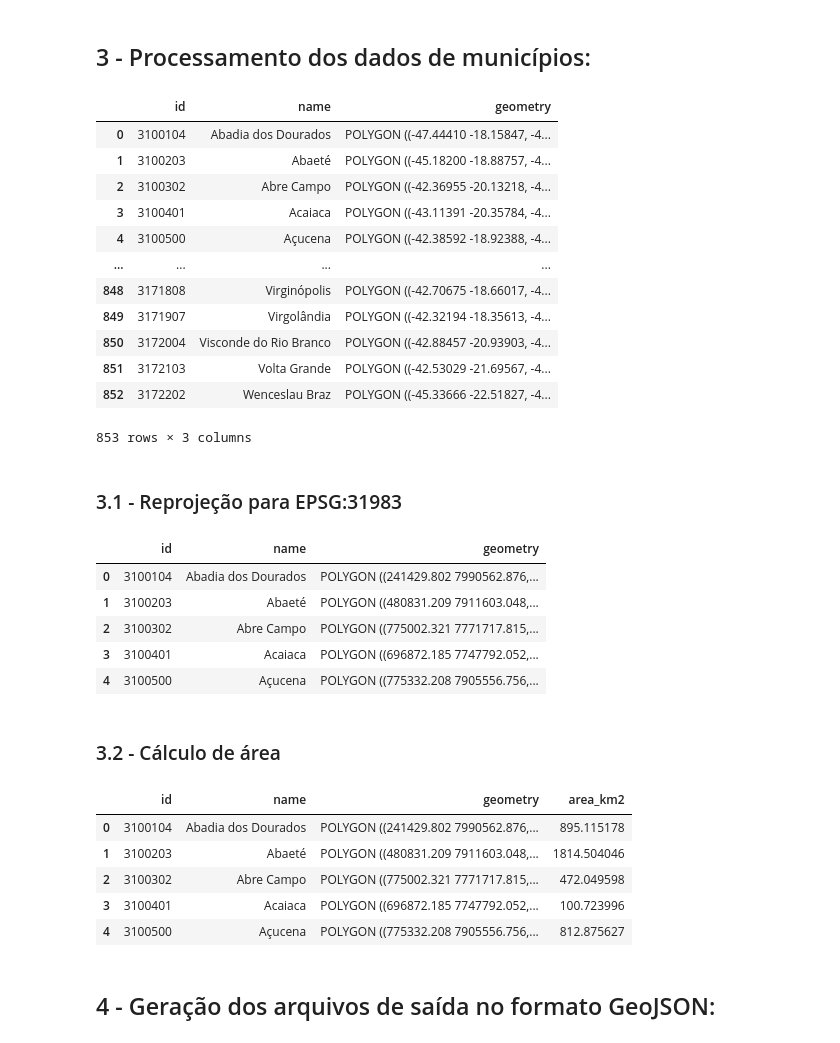
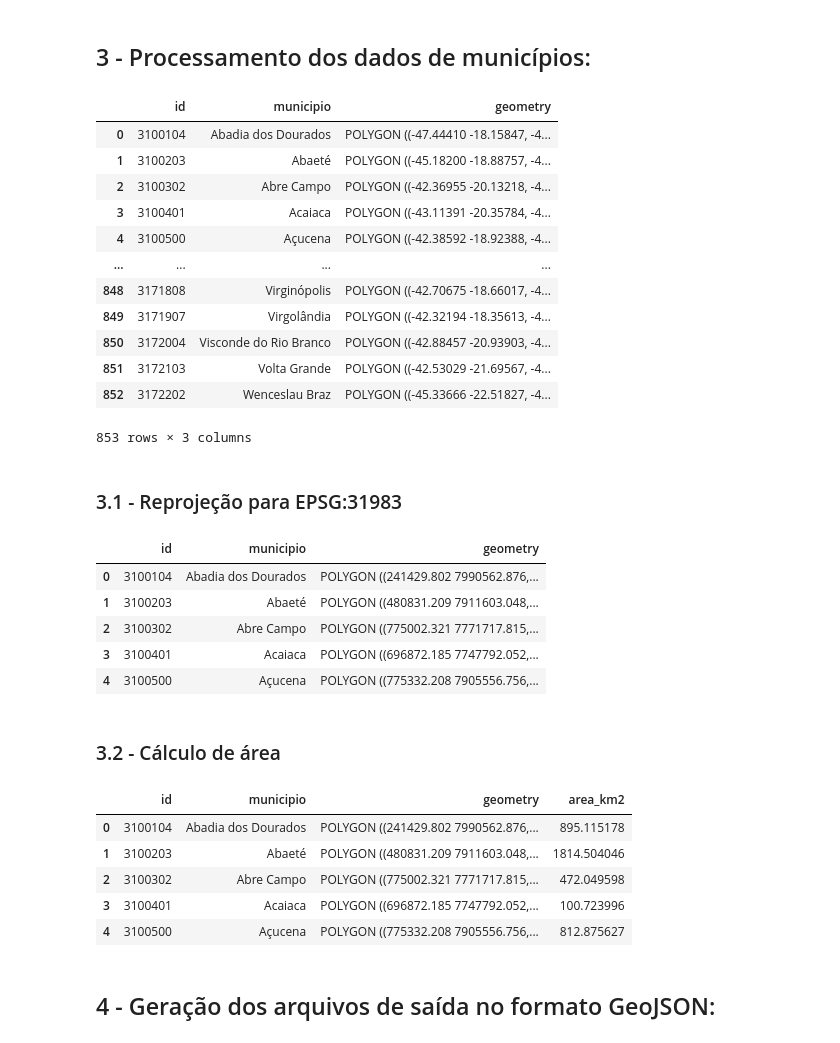
Before and after one commit to mcatrinque/brazil_illegal_deforestation, a Jupyter notebook: 01_etl.ipynb, the cells around one changed output. Drawn from its saved outputs; the diff is of its cells as text; code cells hidden in the pictures.

Commit message:
set new name to a collumn in municipios_mg

```diff
--- a/01_etl.ipynb
+++ b/01_etl.ipynb
@@ -157,19 +157,19 @@ focos_desmatamento_mg
 # %%
 # url contendo os dados a serem explorados
 url = "https://raw.githubusercontent.com/tbrugz/geodata-br/master/geojson/geojs-31-mun.json"
 
 # download do arquivo para um geodataframe
 municipios_mg = gpd.read_file(url)
 
 # remover coluna com dados duplicados do geodataframe
 municipios_mg = municipios_mg.drop(columns=['description'])
 
 # renomear coluna do geodatrame para refletir melhor seus dados
-municipios_mg = municipios_mg.rename(columns={'nome_antigo': 'nome_novo'})
+municipios_mg = municipios_mg.rename(columns={'name': 'municipio'})
 
 municipios_mg
 # %% [output]
-|  | id | name | geometry |
+|  | id | municipio | geometry |
 | 0 | 3100104 | Abadia dos Dourados | POLYGON ((-47.44410 -18.15847, -4... |
 | 1 | 3100203 | Abaeté | POLYGON ((-45.18200 -18.88757, -4... |
 | 2 | 3100302 | Abre Campo | POLYGON ((-42.36955 -20.13218, -4... |
@@ -190,7 +190,7 @@ municipios_mg = municipios_mg.to_crs(epsg=31983)
 
 municipios_mg.head()
 # %% [output]
-|  | id | name | geometry |
+|  | id | municipio | geometry |
 | 0 | 3100104 | Abadia dos Dourados | POLYGON ((241429.802 7990562.876,... |
 | 1 | 3100203 | Abaeté | POLYGON ((480831.209 7911603.048,... |
 | 2 | 3100302 | Abre Campo | POLYGON ((775002.321 7771717.815,... |
@@ -204,7 +204,7 @@ municipios_mg['area_km2'] = municipios_mg['geometry'].area / 10**6
 
 municipios_mg.head()
 # %% [output]
-|  | id | name | geometry | area_km2 |
+|  | id | municipio | geometry | area_km2 |
 | 0 | 3100104 | Abadia dos Dourados | POLYGON ((241429.802 7990562.876,... | 895.115178 |
 | 1 | 3100203 | Abaeté | POLYGON ((480831.209 7911603.048,... | 1814.504046 |
 | 2 | 3100302 | Abre Campo | POLYGON ((775002.321 7771717.815,... | 472.049598 |
```
